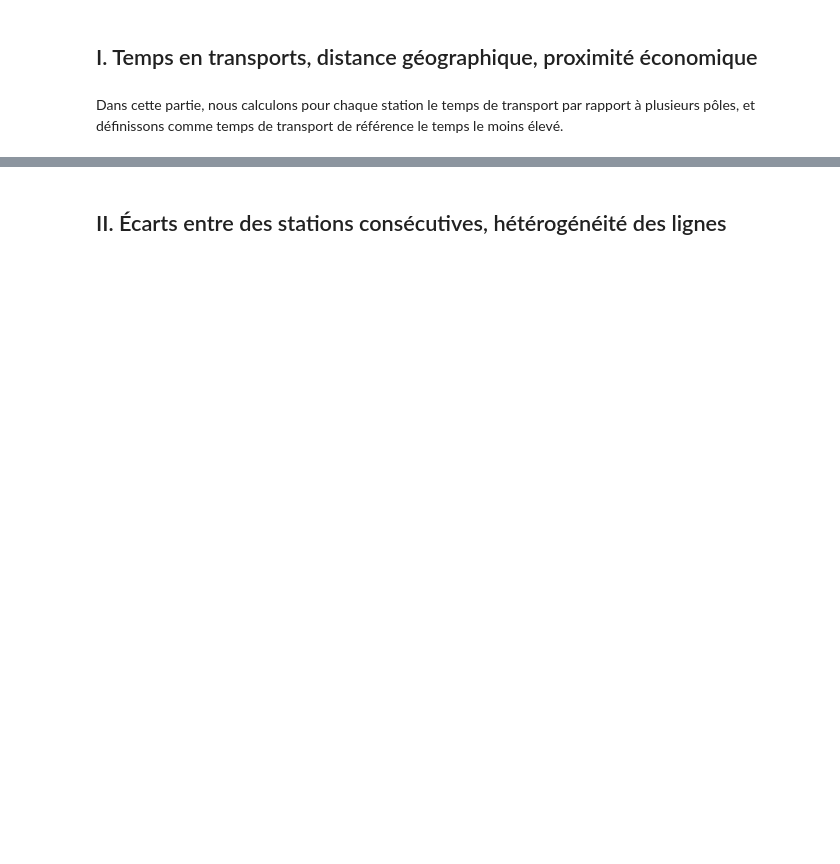
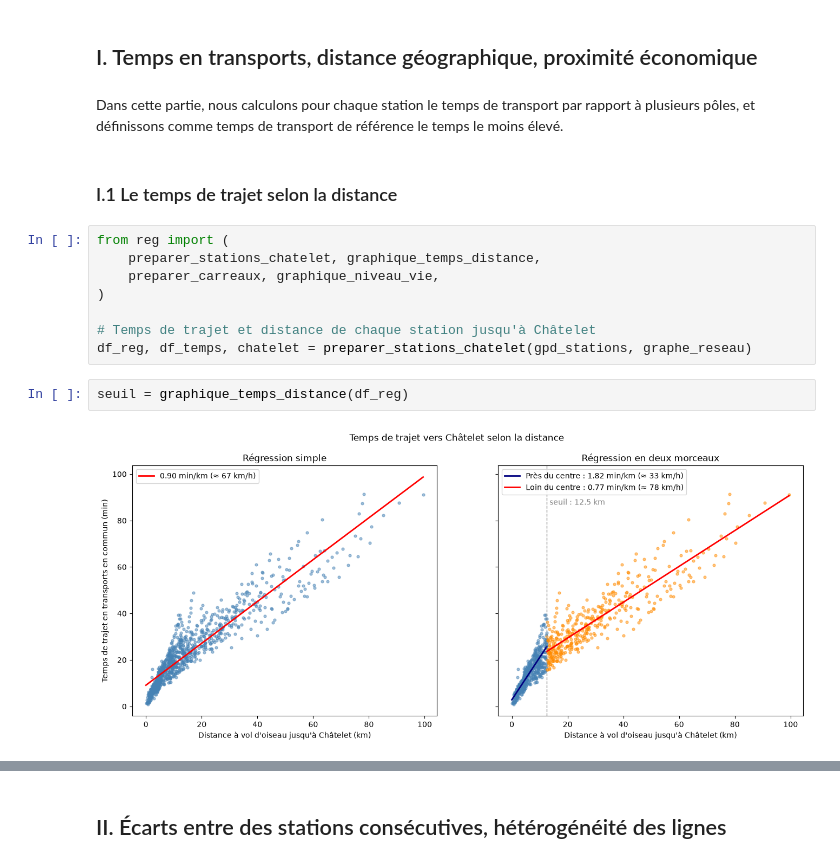
Before and after one commit to emmaganneval-proj/python_datascience_liuqi, a Jupyter notebook: rapport_final.ipynb, the cells around one changed output, grey strips where cells are left out. Cells and saved outputs as stored; diff of their text form; blank space fills up the shorter version.

```diff
--- a/rapport_final.ipynb
+++ b/rapport_final.ipynb
@@ -95,3 +190,17 @@ Nous retrouvons bien 546 stations avec 1313 trajets entre deux stations, ce qui
 ## I. Temps en transports, distance géographique, proximité économique
 # %% [markdown]
 Dans cette partie, nous calculons pour chaque station le temps de transport par rapport à plusieurs pôles, et définissons comme temps de transport de référence le temps le moins élevé.
+# %% [markdown]
+### I.1 Le temps de trajet selon la distance
+# %%
+from reg import (
+    preparer_stations_chatelet, graphique_temps_distance,
+    preparer_carreaux, graphique_niveau_vie,
+)
+
+# Temps de trajet et distance de chaque station jusqu'à Châtelet
+df_reg, df_temps, chatelet = preparer_stations_chatelet(gpd_stations, graphe_reseau)
+# %%
+seuil = graphique_temps_distance(df_reg)
+# %% [output]
+[figure, added]
```
Also changed, not shown: parts of 20 cells of this notebook, 3 other files.
